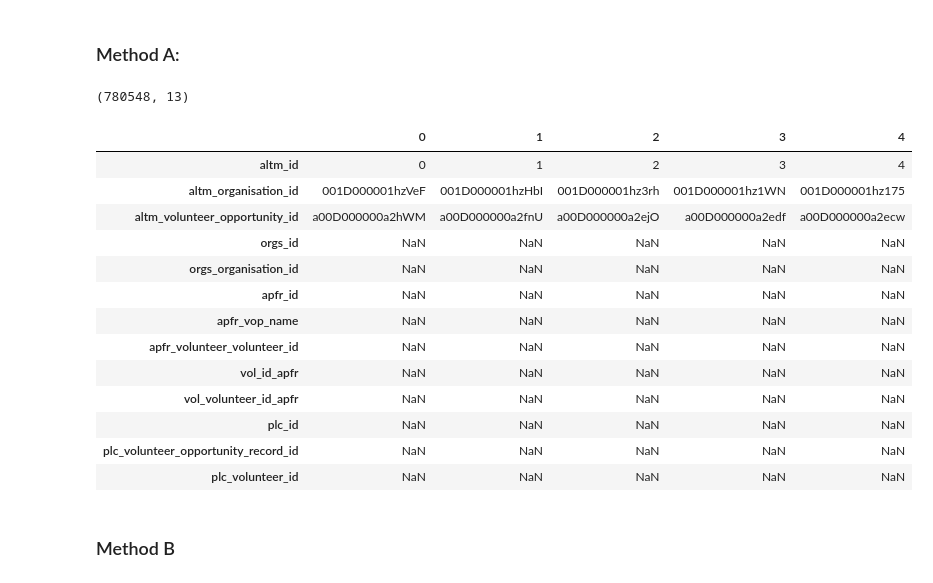
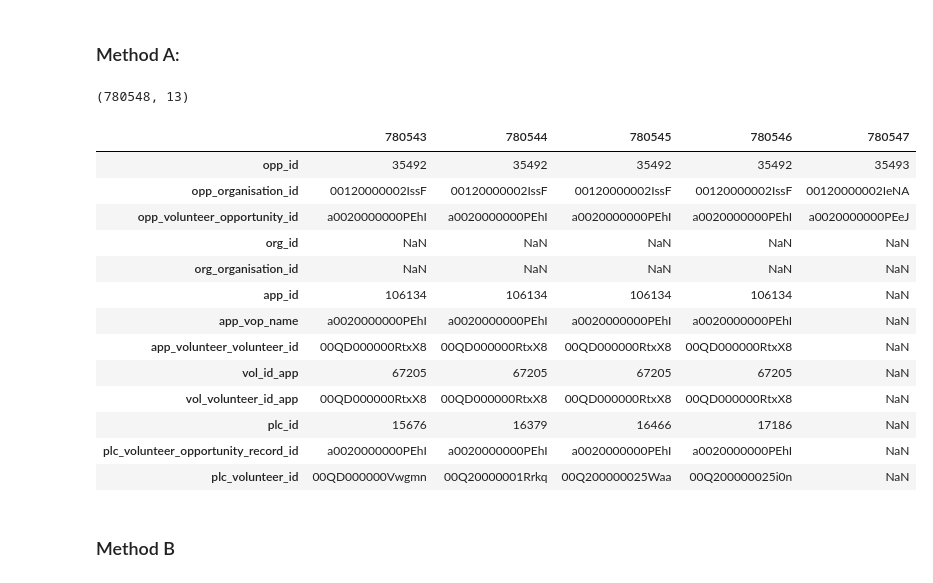
Before and after one commit to DataKind-DUB/volunteerireland_dd201505, a Jupyter notebook: 00_DataMunge_v1.ipynb, the cells around one changed output. Cells and saved outputs as stored; diff of their text form; code cells hidden in the pictures.

Commit message:
Full update to data munge
Join seems to be working, much smaller set. Outputted index + tables,
and also a full denormalised table to the DB

```diff
--- a/00_DataMunge_v1.ipynb
+++ b/00_DataMunge_v1.ipynb
@@ -61,8 +61,8 @@ dforgs.head()
 ## Applications
 # %%
 dfoppsapfr = pd.read_excel('data/df_oppsapfr.xlsx')
-dfoppsapfr.rename(columns=lambda x: 'apfr_{}'.format('_'.join([y.strip(string.punctuation) for y in x.lower().split()])), inplace=True)
-dfoppsapfr['apfr_id'] = np.arange(dfoppsapfr.shape[0])
+dfoppsapfr.rename(columns=lambda x: 'app_{}'.format('_'.join([y.strip(string.punctuation) for y in x.lower().split()])), inplace=True)
+dfoppsapfr['app_id'] = np.arange(dfoppsapfr.shape[0])
 print(dfoppsapfr.shape)
 dfoppsapfr.head()
 # %% [output]
@@ -120,10 +120,10 @@ dfvol.head()
 # %% [markdown]
 ## 1. Join org info onto opportunities
 # %%
-df1 = pd.merge(dfoppsaltm[['altm_id','altm_organisation_id','altm_volunteer_opportunity_id']]
-               ,dforgs[['orgs_id','orgs_organisation_id']]
-               ,how='left', left_on='altm_organisation_id', right_on='orgs_organisation_id')
+df1 = pd.merge(dfoppsaltm[['opp_id','opp_organisation_id','opp_volunteer_opportunity_id']]
+               ,dforgs[['org_id','org_organisation_id']]
+               ,how='left', left_on='opp_organisation_id', right_on='org_organisation_id')
 print(df1.shape)
-df1.head().T
+df1.tail().T
 # %% [output]
 (35494, 5)
@@ -137,9 +137,9 @@ df1.head().T
 ## 2. Join applications onto opportunities
 # %%
 df2 = pd.merge(df1
-               ,dfoppsapfr[['apfr_id','apfr_vop_name','apfr_volunteer_volunteer_id']]
-               , how='left', left_on='altm_volunteer_opportunity_id', right_on='apfr_vop_name')
+               ,dfoppsapfr[['app_id','app_vop_name','app_volunteer_volunteer_id']]
+               , how='left', left_on='opp_volunteer_opportunity_id', right_on='app_vop_name')
 print(df2.shape)
-df2.head().T
+df2.tail().T
 # %% [output]
 (128023, 8)
@@ -156,12 +156,13 @@ df2.head().T
 ## 3. Join volunteers onto applications
 # %%
 dfvol_apfr = dfvol.copy()
-dfvol_apfr.rename(columns={'vol_id':'vol_id_apfr','vol_volunteer_id':'vol_volunteer_id_apfr'}, inplace=True)
+dfvol_apfr.rename(columns={'vol_id':'vol_id_app','vol_volunteer_id':'vol_volunteer_id_app'}
+                  , inplace=True)
 
 df3 = pd.merge(df2
-               ,dfvol_apfr[['vol_id_apfr','vol_volunteer_id_apfr']]
-               ,how='left', left_on='apfr_volunteer_volunteer_id', right_on='vol_volunteer_id_apfr')
+               ,dfvol_apfr[['vol_id_app','vol_volunteer_id_app']]
+               ,how='left', left_on='app_volunteer_volunteer_id', right_on='vol_volunteer_id_app')
 print(df3.shape)
-df3.head().T
+df3.tail().T
 # %% [output]
 (128023, 10)
@@ -183,25 +184,25 @@ df3.head().T
 # %%
 df4a = pd.merge(df3
                , dfplc[['plc_id','plc_volunteer_opportunity_record_id','plc_volunteer_id']]
-               , how='left', left_on='apfr_vop_name', right_on='plc_volunteer_opportunity_record_id')
+               , how='left', left_on='app_vop_name', right_on='plc_volunteer_opportunity_record_id')
 print(df4a.shape)
-df4a.head().T
+df4a.tail().T
 # %% [output]
 (780548, 13)
-|  | 0 | 1 | 2 | 3 | 4 |
-| altm_id | 0 | 1 | 2 | 3 | 4 |
-| altm_organisation_id | 001D000001hzVeF | 001D000001hzHbI | 001D000001hz3rh | 001D000001hz1WN | 001D000001hz175 |
-| altm_volunteer_opportunity_id | a00D000000a2hWM | a00D000000a2fnU | a00D000000a2ejO | a00D000000a2edf | a00D000000a2ecw |
-| orgs_id | NaN | NaN | NaN | NaN | NaN |
-| orgs_organisation_id | NaN | NaN | NaN | NaN | NaN |
-| apfr_id | NaN | NaN | NaN | NaN | NaN |
-| apfr_vop_name | NaN | NaN | NaN | NaN | NaN |
-| apfr_volunteer_volunteer_id | NaN | NaN | NaN | NaN | NaN |
-| vol_id_apfr | NaN | NaN | NaN | NaN | NaN |
-| vol_volunteer_id_apfr | NaN | NaN | NaN | NaN | NaN |
-| plc_id | NaN | NaN | NaN | NaN | NaN |
-| plc_volunteer_opportunity_record_id | NaN | NaN | NaN | NaN | NaN |
-| plc_volunteer_id | NaN | NaN | NaN | NaN | NaN |
+|  | 780543 | 780544 | 780545 | 780546 | 780547 |
+| opp_id | 35492 | 35492 | 35492 | 35492 | 35493 |
+| opp_organisation_id | 00120000002IssF | 00120000002IssF | 00120000002IssF | 00120000002IssF | 00120000002IeNA |
+| opp_volunteer_opportunity_id | a0020000000PEhI | a0020000000PEhI | a0020000000PEhI | a0020000000PEhI | a0020000000PEeJ |
+| org_id | NaN | NaN | NaN | NaN | NaN |
+| org_organisation_id | NaN | NaN | NaN | NaN | NaN |
+| app_id | 106134 | 106134 | 106134 | 106134 | NaN |
+| app_vop_name | a0020000000PEhI | a0020000000PEhI | a0020000000PEhI | a0020000000PEhI | NaN |
+| app_volunteer_volunteer_id | 00QD000000RtxX8 | 00QD000000RtxX8 | 00QD000000RtxX8 | 00QD000000RtxX8 | NaN |
+| vol_id_app | 67205 | 67205 | 67205 | 67205 | NaN |
+| vol_volunteer_id_app | 00QD000000RtxX8 | 00QD000000RtxX8 | 00QD000000RtxX8 | 00QD000000RtxX8 | NaN |
+| plc_id | 15676 | 16379 | 16466 | 17186 | NaN |
+| plc_volunteer_opportunity_record_id | a0020000000PEhI | a0020000000PEhI | a0020000000PEhI | a0020000000PEhI | NaN |
+| plc_volunteer_id | 00QD000000Vwgmn | 00Q20000001Rrkq | 00Q200000025Waa | 00Q200000025i0n | NaN |
 # %% [markdown]
 ### Method B
 # %%
```
Also changed, not shown: parts of 31 cells of this notebook.
